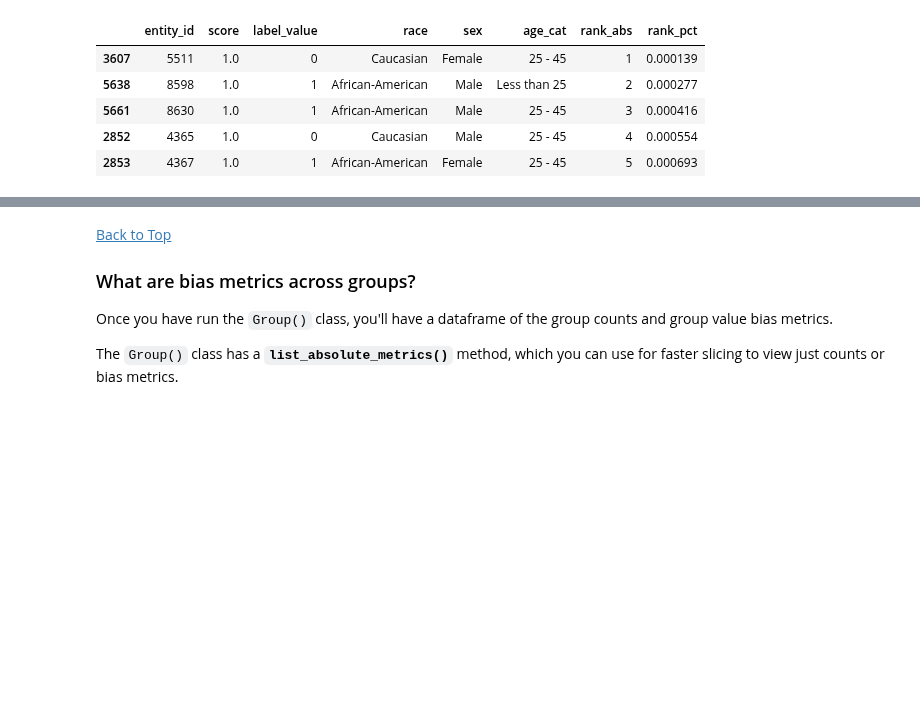
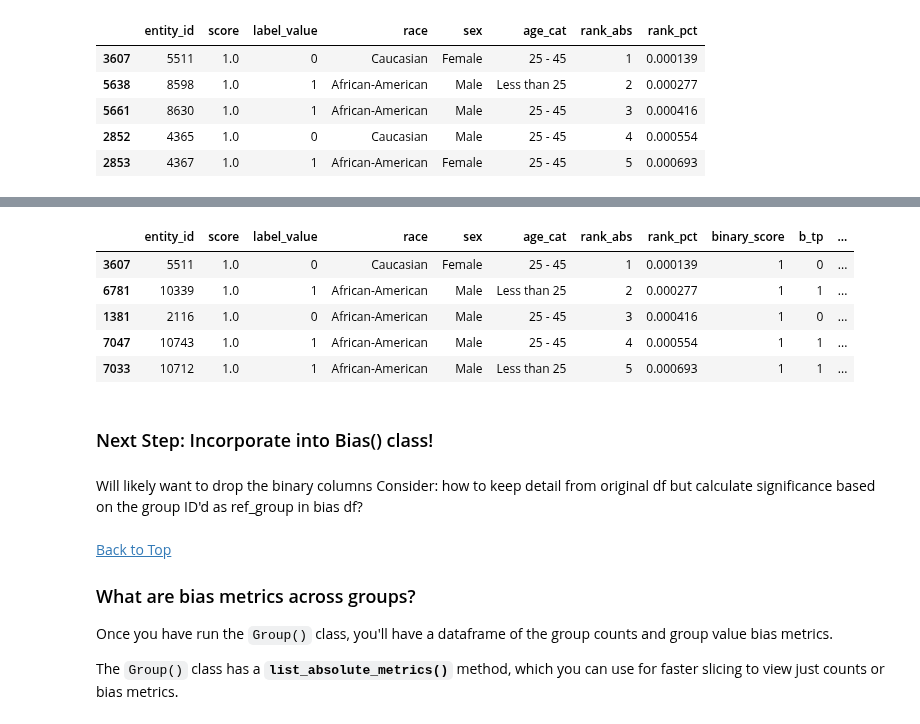
Before and after one commit to dssg/aequitas, a Jupyter notebook: docs/source/examples/statistical-significance-compas.ipynb, the cells around one changed output, grey strips where cells are left out. Saved outputs shown, nothing was run; the diff lists cells and outputs as text; code cells hidden in the pictures; blank space fills up the shorter version.

```diff
--- a/docs/source/examples/statistical-significance-compas.ipynb
+++ b/docs/source/examples/statistical-significance-compas.ipynb
@@ -171,9 +145,0 @@ Index(['race', 'sex', 'age_cat'], dtype='object')
-# %%
-for col in attr_cols:
-    # find the priors_df
-    col_group = df.fillna({col: 'pd.np.nan'}).groupby(col)
-    for thres_unit, thres_values in score_thresholds_dict.items():
-        for thres_val in thres_values:
-            for name, func in binary_col_functions.items():
-                func = func(thres_unit, 'label_value', thres_val)
-                df[name] = col_group.apply(func).reset_index(level=0, drop=True)
@@ -204,3 +146,19 @@ df
+# %%
+df_with_binaries = g.get_statistical_significance(df, ref_group='Caucasian', score_thresholds=None,
+                                     model_id=1, attr_cols=['race'], aplha=5e-2)
+df_with_binaries.head()
+# %% [output]
+|  | entity_id | score | label_value | race | sex | age_cat | rank_abs | rank_pct | binary_score | b_tp | ... |
+| 3607 | 5511 | 1.0 | 0 | Caucasian | Female | 25 - 45 | 1 | 0.000139 | 1 | 0 | ... |
+| 6781 | 10339 | 1.0 | 1 | African-American | Male | Less than 25 | 2 | 0.000277 | 1 | 1 | ... |
+| 1381 | 2116 | 1.0 | 0 | African-American | Male | 25 - 45 | 3 | 0.000416 | 1 | 0 | ... |
+| 7047 | 10743 | 1.0 | 1 | African-American | Male | 25 - 45 | 4 | 0.000554 | 1 | 1 | ... |
+| 7033 | 10712 | 1.0 | 1 | African-American | Male | Less than 25 | 5 | 0.000693 | 1 | 1 | ... |
+# %% [markdown]
+### Next Step: Incorporate into Bias() class!
+# %% [markdown]
+Will likely want to drop the binary columns
+Consider: how to keep detail from original df but calculate significance based on the group ID'd as ref_group in bias df?
 # %% [markdown]
 [Back to Top](#top_cell)
 <a id='xtab_metrics'></a>
```
Also changed, not shown: parts of 9 cells of this notebook, 2 other files.
